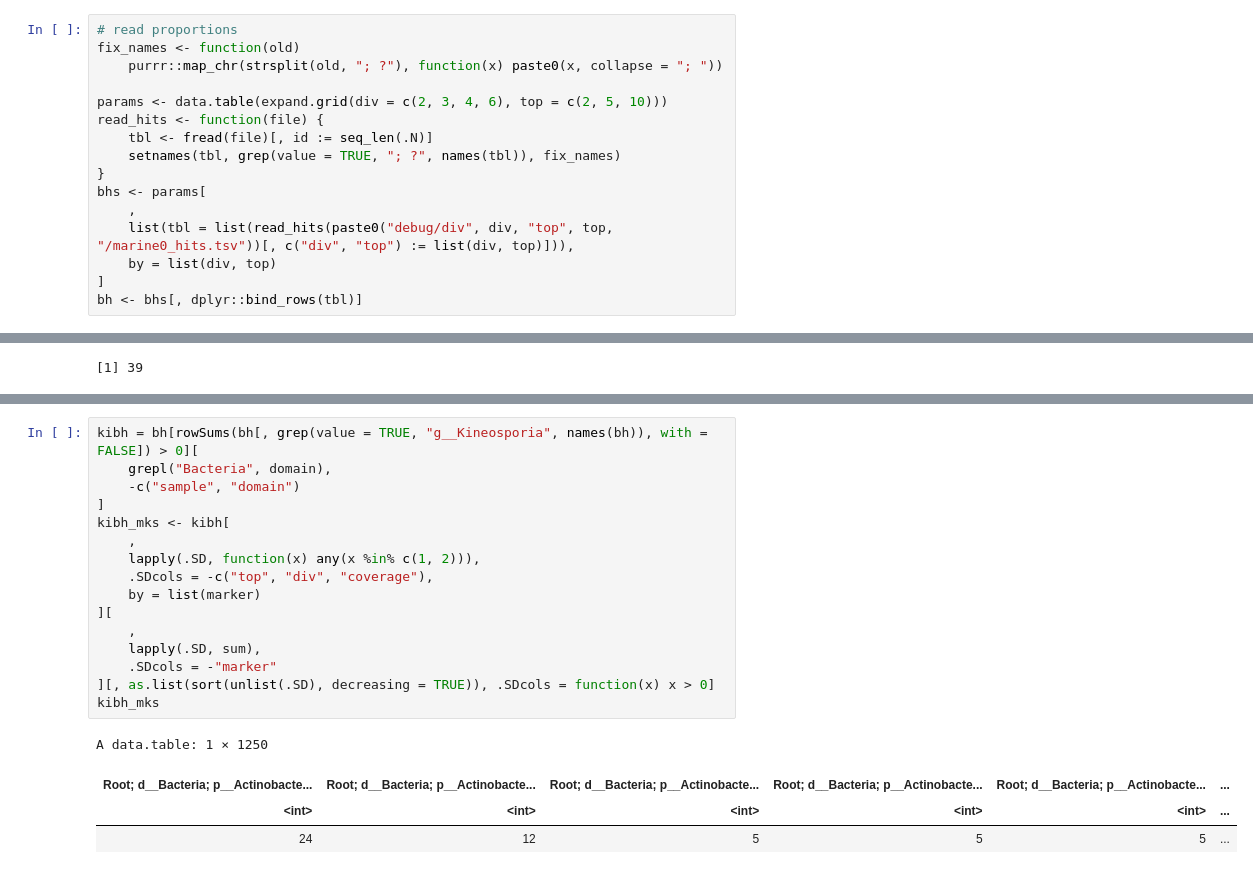
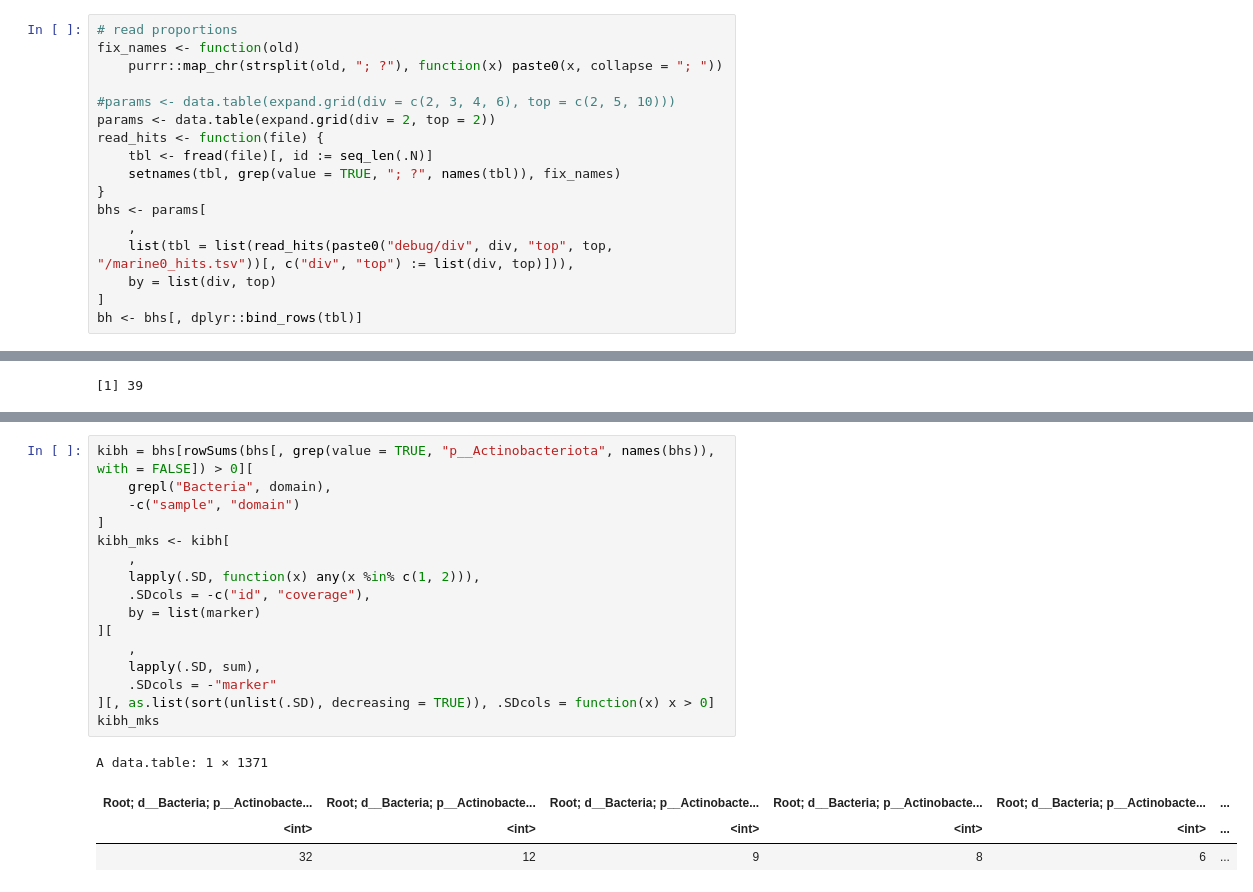
Before and after one commit to timbalam/singlem-benchmarking, a Jupyter notebook: 5_novelty/plot.ipynb, the cells around one changed output, grey strips where cells are left out. Drawn from its saved outputs; the diff is of its cells as text.

```diff
--- a/5_novelty/plot.ipynb
+++ b/5_novelty/plot.ipynb
@@ -193,7 +193,8 @@ A data.table: 12 × 6
 fix_names <- function(old)
     purrr::map_chr(strsplit(old, "; ?"), function(x) paste0(x, collapse = "; "))
 
-params <- data.table(expand.grid(div = c(2, 3, 4, 6), top = c(2, 5, 10)))
+#params <- data.table(expand.grid(div = c(2, 3, 4, 6), top = c(2, 5, 10)))
+params <- data.table(expand.grid(div = 2, top = 2))
 read_hits <- function(file) {
     tbl <- fread(file)[, id := seq_len(.N)]
     setnames(tbl, grep(value = TRUE, "; ?", names(tbl)), fix_names)
@@ -323,22 +350,22 @@ A data.table: 5 × 6
 # %%
-kibh = bh[rowSums(bh[, grep(value = TRUE, "g__Kineosporia", names(bh)), with = FALSE]) > 0][
+kibh = bhs[rowSums(bhs[, grep(value = TRUE, "p__Actinobacteriota", names(bhs)), with = FALSE]) > 0][
     grepl("Bacteria", domain),
     -c("sample", "domain")
 ]
 kibh_mks <- kibh[
     ,
     lapply(.SD, function(x) any(x %in% c(1, 2))),
-    .SDcols = -c("top", "div", "coverage"),
+    .SDcols = -c("id", "coverage"),
     by = list(marker)
 ][
     ,
     lapply(.SD, sum),
     .SDcols = -"marker"
 ][, as.list(sort(unlist(.SD), decreasing = TRUE)), .SDcols = function(x) x > 0]
 kibh_mks
 # %% [output]
-A data.table: 1 × 1250
+A data.table: 1 × 1371
 | Root; d__Bacteria; p__Actinobacte... | Root; d__Bacteria; p__Actinobacte... | Root; d__Bacteria; p__Actinobacte... | Root; d__Bacteria; p__Actinobacte... | Root; d__Bacteria; p__Actinobacte... | ... |
 | <int> | <int> | <int> | <int> | <int> | ... |
-| 24 | 12 | 5 | 5 | 5 | ... |
+| 32 | 12 | 9 | 8 | 6 | ... |
 # %%
```
Also changed, not shown: parts of 16 cells of this notebook.
